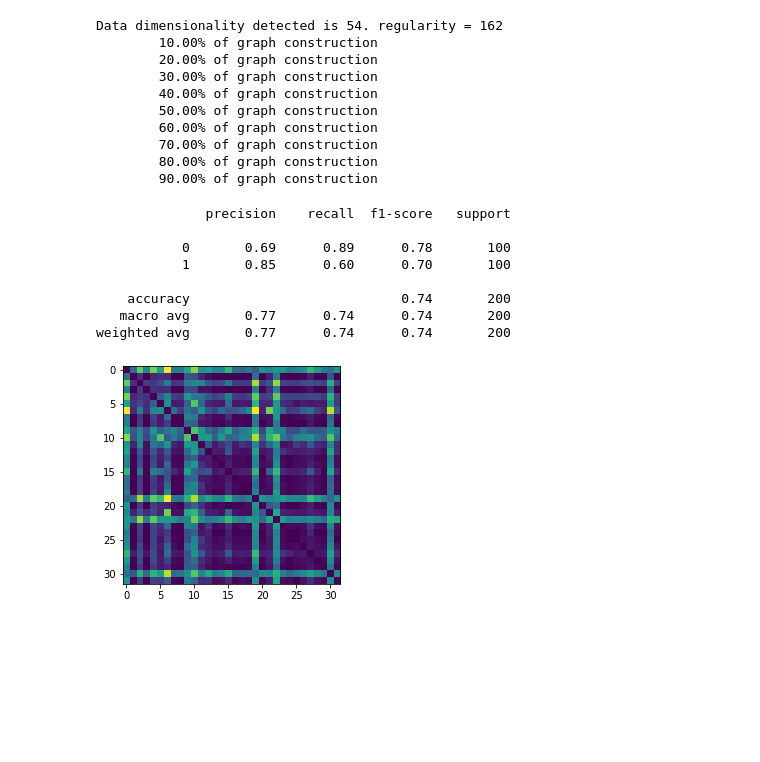
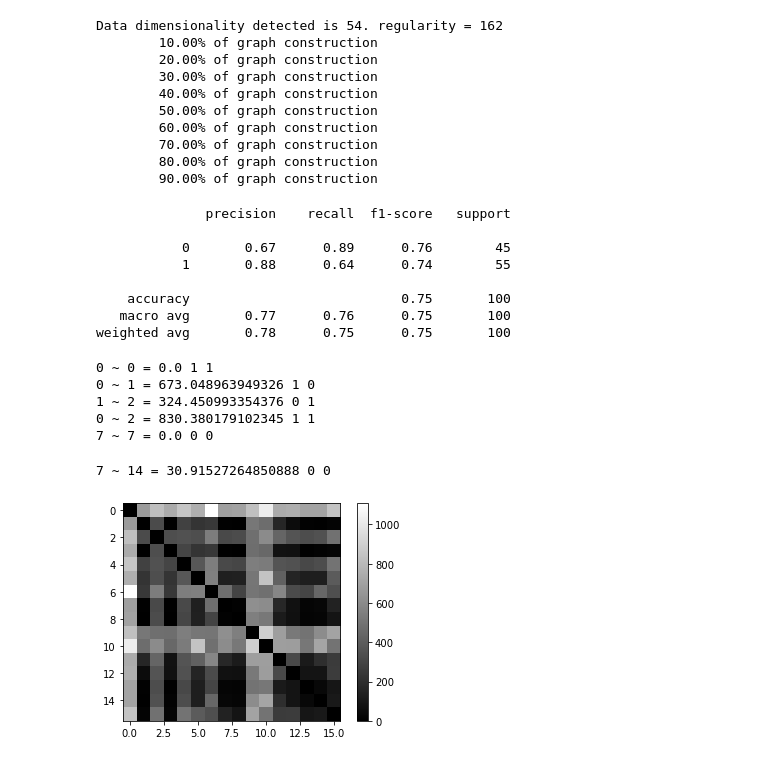
Before and after one commit to IUCVLab/proximity-cut, a Jupyter notebook: notebooks/Border with graphs.ipynb, the cells around one changed output. Saved outputs shown, nothing was run; the diff lists cells and outputs as text; code cells hidden in the pictures; blank space fills up the shorter version.

```diff
--- a/notebooks/Border with graphs.ipynb
+++ b/notebooks/Border with graphs.ipynb
@@ -917,55 +917,53 @@ def simple_knn(p, support_graph, k=5):
     return c.most_common(1)[0][0]
 # %%
 r = []
-for p in Xprime[:200]:
+for p in Xprime[:100]:
     r.append(simple_knn(p, support_graph))
 
 from sklearn.metrics import classification_report
 
-print(classification_report(yprime[:200], r))
+print(classification_report(yprime[:100], r))
 # %% [output]
               precision    recall  f1-score   support
 
-           0       0.69      0.89      0.78       100
-           1       0.85      0.60      0.70       100
+           0       0.67      0.89      0.76        45
+           1       0.88      0.64      0.74        55
 
-    accuracy                           0.74       200
-   macro avg       0.77      0.74      0.74       200
-weighted avg       0.77      0.74      0.74       200
+    accuracy                           0.75       100
+   macro avg       0.77      0.76      0.75       100
+weighted avg       0.78      0.75      0.75       100
 # %%
-def integral(a, b, func, N=8):
+def detector(a, b, func, N=16):
+    if np.allclose(a, b):
+        return 0.0
     step = (a - b) / N
     # print(step)
     steplen = np.linalg.norm(step)
     points = np.linspace(a, b, N + 1)
     I = 0
     for i in range(1, N):
-        I += func(points[i]) * steplen
-    return I / N
+        I = max(I, func(points[i]))
+    return I
 
 
 f = get_potential_func(points)
-integral(Xprime[7], Xprime[7], f)
+for (a, b) in [(0, 0), (0, 1), (1, 2), (0, 2), (7, 7), (7, 14)]:
+    print(f"{a} ~ {b} = {detector(Xprime[a], Xprime[b], f)}", yprime[a], yprime[b])
 
-# K = 32
-# x = np.zeros((K, K))
-# for i, p in enumerate(tqdm.tqdm(Xprime[:K])):
-#     for j, q in enumerate(Xprime[:K]):
-#         x[i, j] = integral(p, q, f)
+K = 16
+x = np.zeros((K, K))
+for i, p in enumerate(tqdm.tqdm(Xprime[:K])):
+    for j, q in enumerate(Xprime[:K]):
+        x[i, j] = detector(p, q, f)
 
-plt.imshow(x)
+cs = plt.imshow(x, cmap='gray')
+plt.colorbar(cs)
 plt.show()
-
-def border_crossing_knn(p, support_graph, potential_func, thresh=80, k=5):
-    c = Counter()
-    result = support_graph.multi_search(p, attempts=10, top=k)
-
-    for i in result:
-        I = integral(p, support_graph.nodes[i].value, potential_func)
-        if I < thresh:
-            c[support_graph.nodes[i]._class] += 1
-        else:
-            c[1 - support_graph.nodes[i]._class] += 1
-    return c.most_common(1)[0][0]
 # %% [output]
+0 ~ 0 = 0.0 1 1
+0 ~ 1 = 673.048963949326 1 0
+1 ~ 2 = 324.450993354376 0 1
+0 ~ 2 = 830.380179102345 1 1
+7 ~ 7 = 0.0 0 0
+7 ~ 14 = 30.91527264850888 0 0
-[figure, old version]
+[figure, new version]
```
Also changed, not shown: parts of 25 cells of this notebook.
